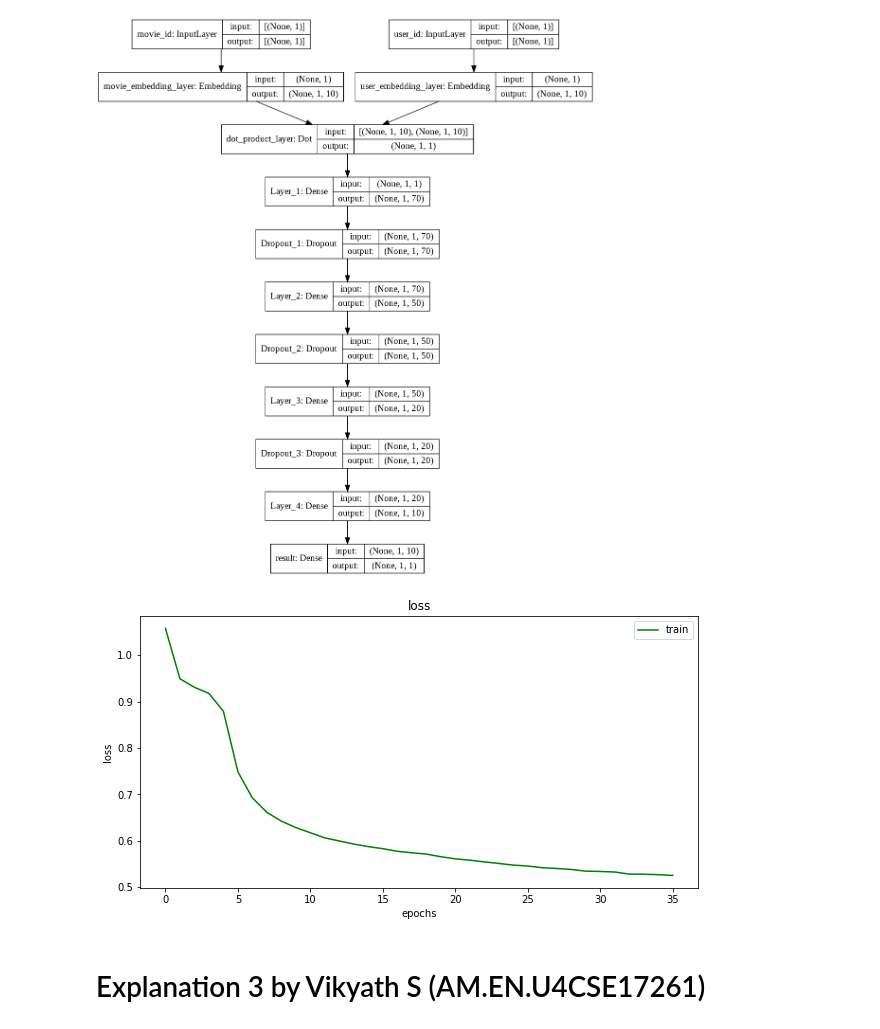
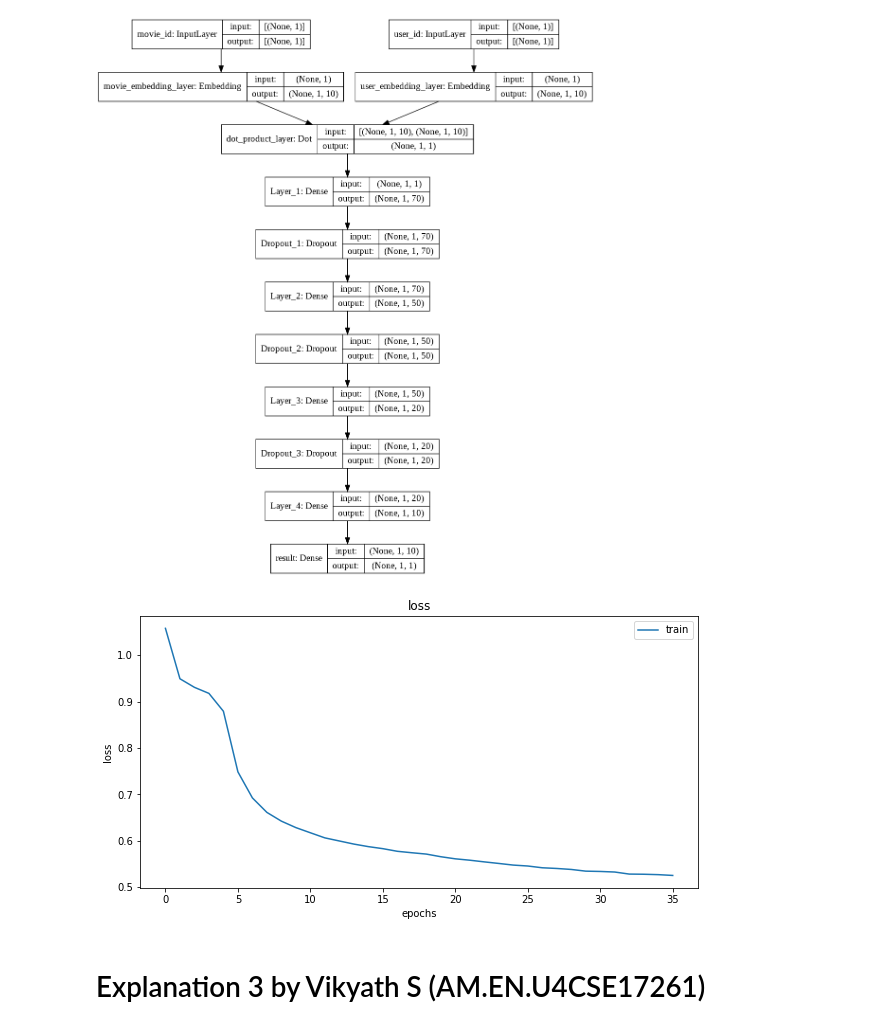
Before and after one commit to CodeManJay/Movielens-Embedding-Recommendation-System, a Jupyter notebook: Recommender_System_Final.ipynb, the cells around one changed output. Saved outputs shown, nothing was run; the diff lists cells and outputs as text; code cells hidden in the pictures.

```diff
--- a/Recommender_System_Final.ipynb
+++ b/Recommender_System_Final.ipynb
@@ -307,15 +309,14 @@ keras.utils.plot_model(model, show_shapes=True)
 rcParams['figure.figsize'] = 10, 5
 # %%
 import matplotlib.pyplot as plt
-plt.plot(history.history['loss'],'g')
+plt.plot(history.history['loss'])
 plt.title('loss')
 plt.ylabel('loss')
 plt.xlabel('epochs')
 plt.legend(['train'], loc='upper right')
-plt.grid(False)
 plt.show()
 # %% [output]
-[figure, old version]
+[figure, new version]
 # %% [markdown]
 # Explanation 3 by Vikyath S (AM.EN.U4CSE17261)
 # %% [markdown]
```
Also changed, not shown: parts of 1 cell of this notebook.
